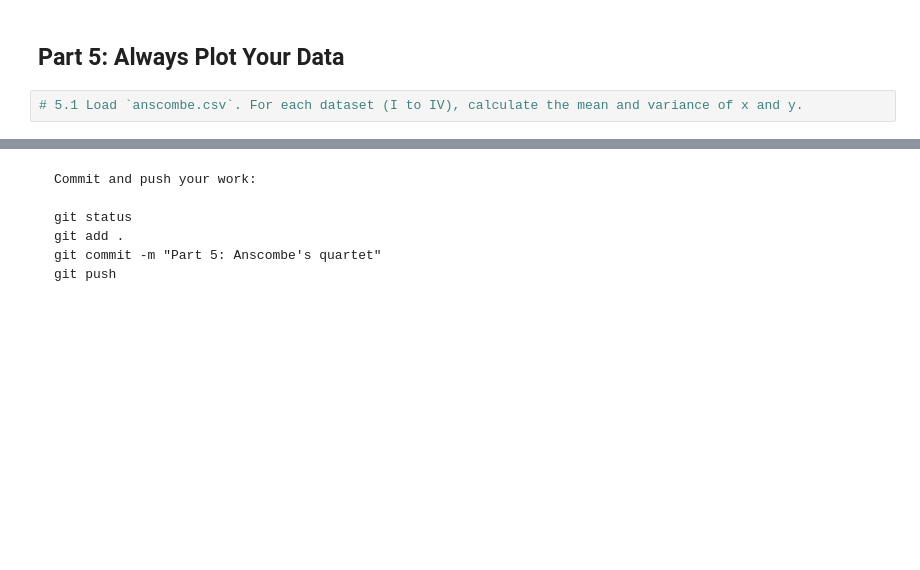
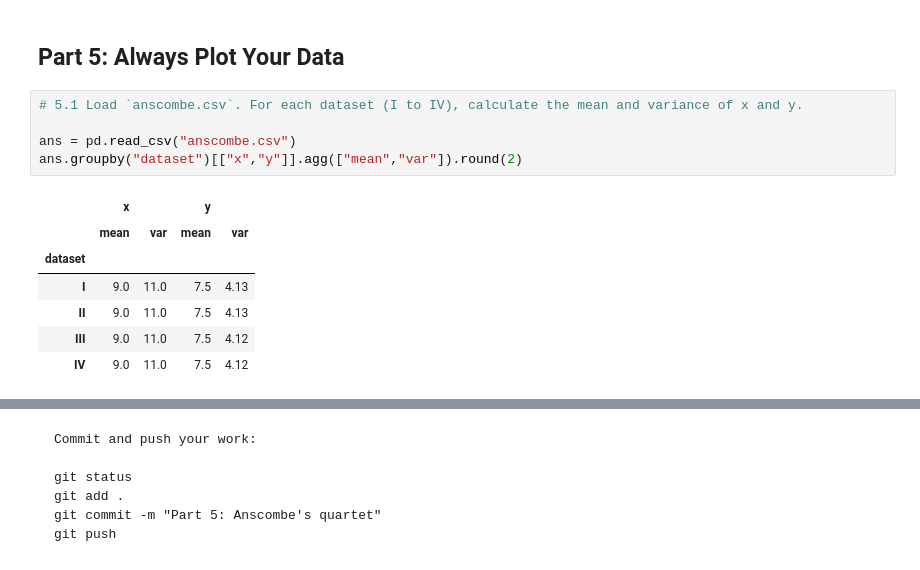
Before and after one commit to za24abg/practical1datamining, a Jupyter notebook: Practical_1_T.ipynb, the cells around one changed output, grey strips where cells are left out. Cells and saved outputs as stored; diff of their text form; blank space fills up the shorter version.

```diff
--- a/Practical_1_T.ipynb
+++ b/Practical_1_T.ipynb
@@ -220,5 +222,16 @@ git push
 ## Part 5: Always Plot Your Data
 # %%
 # 5.1 Load `anscombe.csv`. For each dataset (I to IV), calculate the mean and variance of x and y.
+
+ans = pd.read_csv("anscombe.csv")
+ans.groupby("dataset")[["x","y"]].agg(["mean","var"]).round(2)
+# %% [output]
+|  | x |  | y |  |
+|  | mean | var | mean | var |
+| dataset |  |  |  |  |
+| I | 9.0 | 11.0 | 7.5 | 4.13 |
+| II | 9.0 | 11.0 | 7.5 | 4.13 |
+| III | 9.0 | 11.0 | 7.5 | 4.12 |
+| IV | 9.0 | 11.0 | 7.5 | 4.12 |
 # %%
 # 5.2 Draw the four datasets as four scatter plots side by side.
```
Also changed, not shown: parts of 4 cells of this notebook.
